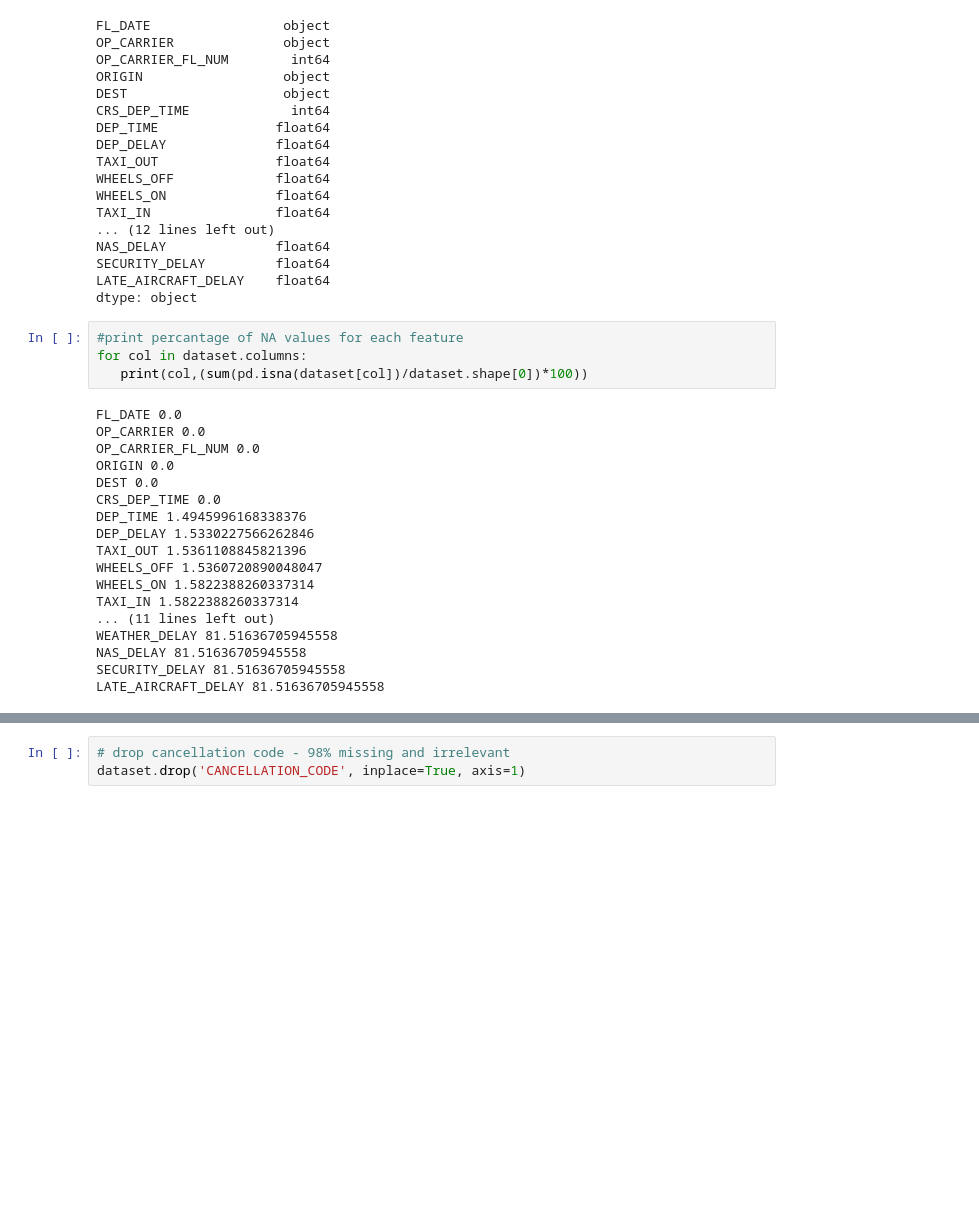
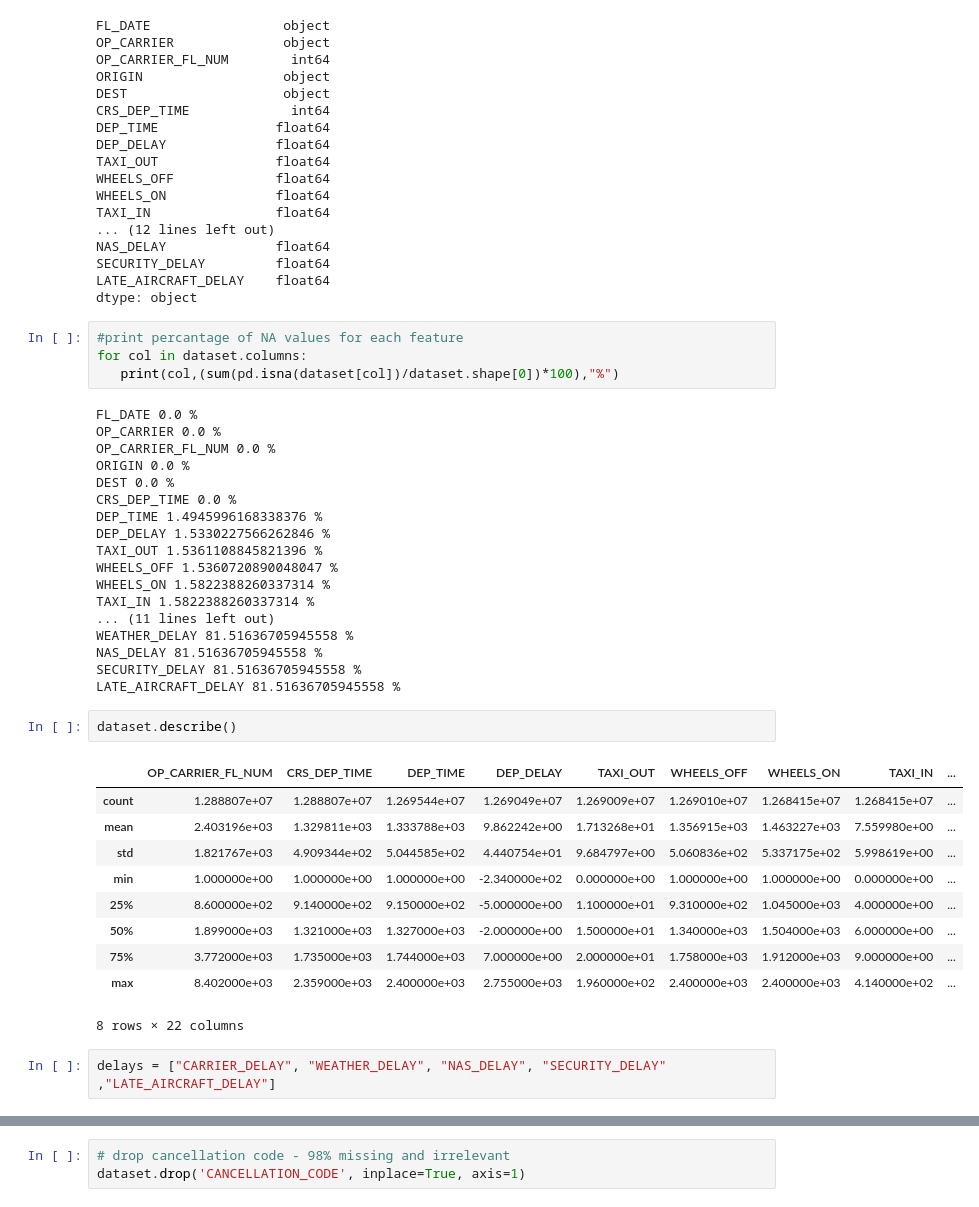
Before and after one commit to MohamedYasserOaf/Airline_Delay_Cancellation_Detection, a Jupyter notebook: classification/Airline_cancellation_detection.ipynb, the cells around one changed output, grey strips where cells are left out. Drawn from its saved outputs; the diff is of its cells as text; blank space fills up the shorter version.

```diff
--- a/classification/Airline_cancellation_detection.ipynb
+++ b/classification/Airline_cancellation_detection.ipynb
@@ -71,22 +101,37 @@ dtype: object
 # %%
 #print percantage of NA values for each feature
 for col in dataset.columns:
-   print(col,(sum(pd.isna(dataset[col])/dataset.shape[0])*100))
+   print(col,(sum(pd.isna(dataset[col])/dataset.shape[0])*100),"%")
 # %% [output]
-FL_DATE 0.0
-OP_CARRIER 0.0
-OP_CARRIER_FL_NUM 0.0
-ORIGIN 0.0
-DEST 0.0
-CRS_DEP_TIME 0.0
-DEP_TIME 1.4945996168338376
-DEP_DELAY 1.5330227566262846
-TAXI_OUT 1.5361108845821396
-WHEELS_OFF 1.5360720890048047
-WHEELS_ON 1.5822388260337314
-TAXI_IN 1.5822388260337314
+FL_DATE 0.0 %
+OP_CARRIER 0.0 %
+OP_CARRIER_FL_NUM 0.0 %
+ORIGIN 0.0 %
+DEST 0.0 %
+CRS_DEP_TIME 0.0 %
+DEP_TIME 1.4945996168338376 %
+DEP_DELAY 1.5330227566262846 %
+TAXI_OUT 1.5361108845821396 %
+WHEELS_OFF 1.5360720890048047 %
+WHEELS_ON 1.5822388260337314 %
+TAXI_IN 1.5822388260337314 %
 ... (11 lines left out)
-WEATHER_DELAY 81.51636705945558
-NAS_DELAY 81.51636705945558
-SECURITY_DELAY 81.51636705945558
-LATE_AIRCRAFT_DELAY 81.51636705945558
+WEATHER_DELAY 81.51636705945558 %
+NAS_DELAY 81.51636705945558 %
+SECURITY_DELAY 81.51636705945558 %
+LATE_AIRCRAFT_DELAY 81.51636705945558 %
+# %%
+dataset.describe()
+# %% [output]
+|  | OP_CARRIER_FL_NUM | CRS_DEP_TIME | DEP_TIME | DEP_DELAY | TAXI_OUT | WHEELS_OFF | WHEELS_ON | TAXI_IN | ... |
+| count | 1.288807e+07 | 1.288807e+07 | 1.269544e+07 | 1.269049e+07 | 1.269009e+07 | 1.269010e+07 | 1.268415e+07 | 1.268415e+07 | ... |
+| mean | 2.403196e+03 | 1.329811e+03 | 1.333788e+03 | 9.862242e+00 | 1.713268e+01 | 1.356915e+03 | 1.463227e+03 | 7.559980e+00 | ... |
+| std | 1.821767e+03 | 4.909344e+02 | 5.044585e+02 | 4.440754e+01 | 9.684797e+00 | 5.060836e+02 | 5.337175e+02 | 5.998619e+00 | ... |
+| min | 1.000000e+00 | 1.000000e+00 | 1.000000e+00 | -2.340000e+02 | 0.000000e+00 | 1.000000e+00 | 1.000000e+00 | 0.000000e+00 | ... |
+| 25% | 8.600000e+02 | 9.140000e+02 | 9.150000e+02 | -5.000000e+00 | 1.100000e+01 | 9.310000e+02 | 1.045000e+03 | 4.000000e+00 | ... |
+| 50% | 1.899000e+03 | 1.321000e+03 | 1.327000e+03 | -2.000000e+00 | 1.500000e+01 | 1.340000e+03 | 1.504000e+03 | 6.000000e+00 | ... |
+| 75% | 3.772000e+03 | 1.735000e+03 | 1.744000e+03 | 7.000000e+00 | 2.000000e+01 | 1.758000e+03 | 1.912000e+03 | 9.000000e+00 | ... |
+| max | 8.402000e+03 | 2.359000e+03 | 2.400000e+03 | 2.755000e+03 | 1.960000e+02 | 2.400000e+03 | 2.400000e+03 | 4.140000e+02 | ... |
+8 rows × 22 columns
+# %%
+delays = ["CARRIER_DELAY", "WEATHER_DELAY", "NAS_DELAY", "SECURITY_DELAY" ,"LATE_AIRCRAFT_DELAY"]
```
Also changed, not shown: parts of 14 cells of this notebook.
